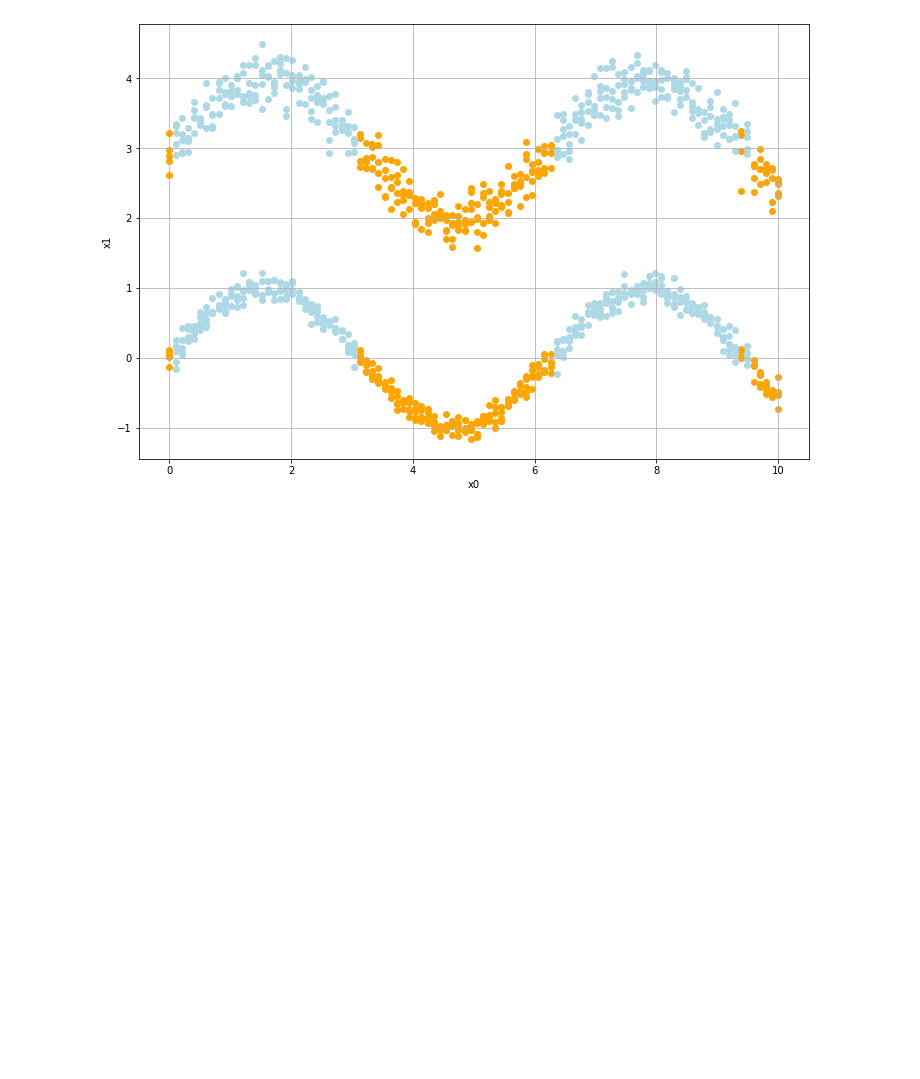
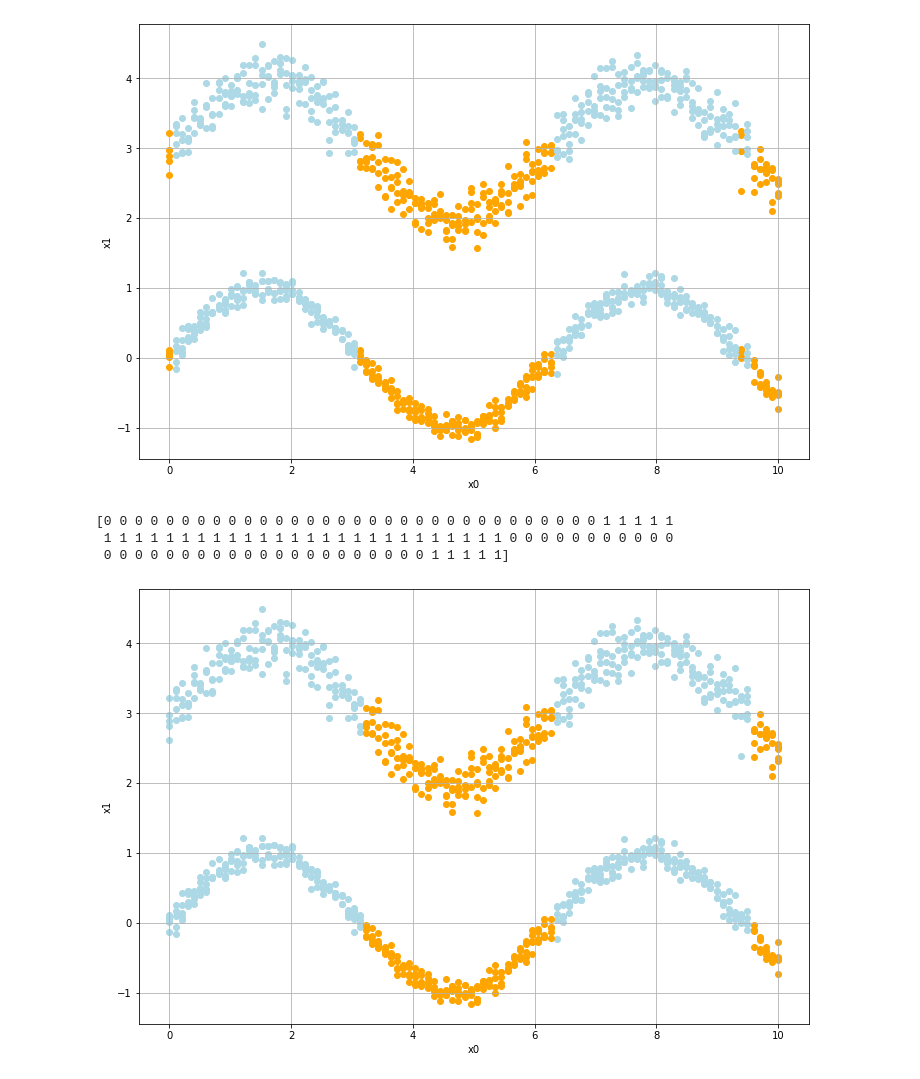
Before and after one commit to oscarm524/DATA-445, a Jupyter notebook: Chapter7/Chapter7.ipynb, the cells around one changed output. Cells and saved outputs as stored; diff of their text form; code cells hidden in the pictures; blank space fills up the shorter version.

Commit message:
Adding spectral clustering

```diff
--- a/Chapter7/Chapter7.ipynb
+++ b/Chapter7/Chapter7.ipynb
@@ -331,3 +331,40 @@ for c in sine_dataset['cluster'].unique():
 plt.savefig('chapter7_plot5.pdf')
 # %% [output]
 [figure]
+# %%
+from sklearn.cluster import SpectralClustering
+
+## Fitting spectral clustering with 2 clusters
+# spectral_clustering = SpectralClustering(n_clusters = 2, affinity = 'nearest_neighbors', n_neighbors = 5, n_init = 20).fit(X)
+spectral_clustering = SpectralClustering(n_clusters = 2, affinity = 'rbf', gamma = 10, n_init = 20).fit(X)
+print(spectral_clustering.labels_)
+
+## Appending cluster to the sine dataset
+sine_dataset['spectral_cluster'] = spectral_clustering.labels_
+
+## Visualizing the data with cluster
+colors = ['lightblue', 'orange']
+
+plt.figure(figsize = (12, 8))
+plt.xlabel('x0')
+plt.ylabel('x1')
+plt.grid()
+
+for c in sine_dataset['spectral_cluster'].unique():
+
+        temp = sine_dataset[sine_dataset['spectral_cluster'] == c]
+        plt.scatter(temp['x'], temp['y1'], color = colors[c])
+        plt.scatter(temp['x'], temp['y2'], color = colors[c])
+        plt.scatter(temp['x'], temp['y3'], color = colors[c])
+        plt.scatter(temp['x'], temp['y4'], color = colors[c])
+        plt.scatter(temp['x'], temp['y5'], color = colors[c])
+        plt.scatter(temp['x'], temp['z1'], color = colors[c])
+        plt.scatter(temp['x'], temp['z2'], color = colors[c])
+        plt.scatter(temp['x'], temp['z3'], color = colors[c])
+        plt.scatter(temp['x'], temp['z4'], color = colors[c])
+        plt.scatter(temp['x'], temp['z5'], color = colors[c])
+# %% [output]
+[0 0 0 0 0 0 0 0 0 0 0 0 0 0 0 0 0 0 0 0 0 0 0 0 0 0 0 0 0 0 0 0 1 1 1 1 1
+ 1 1 1 1 1 1 1 1 1 1 1 1 1 1 1 1 1 1 1 1 1 1 1 1 1 1 0 0 0 0 0 0 0 0 0 0 0
+ 0 0 0 0 0 0 0 0 0 0 0 0 0 0 0 0 0 0 0 0 0 1 1 1 1 1]
+[figure, added]
```
